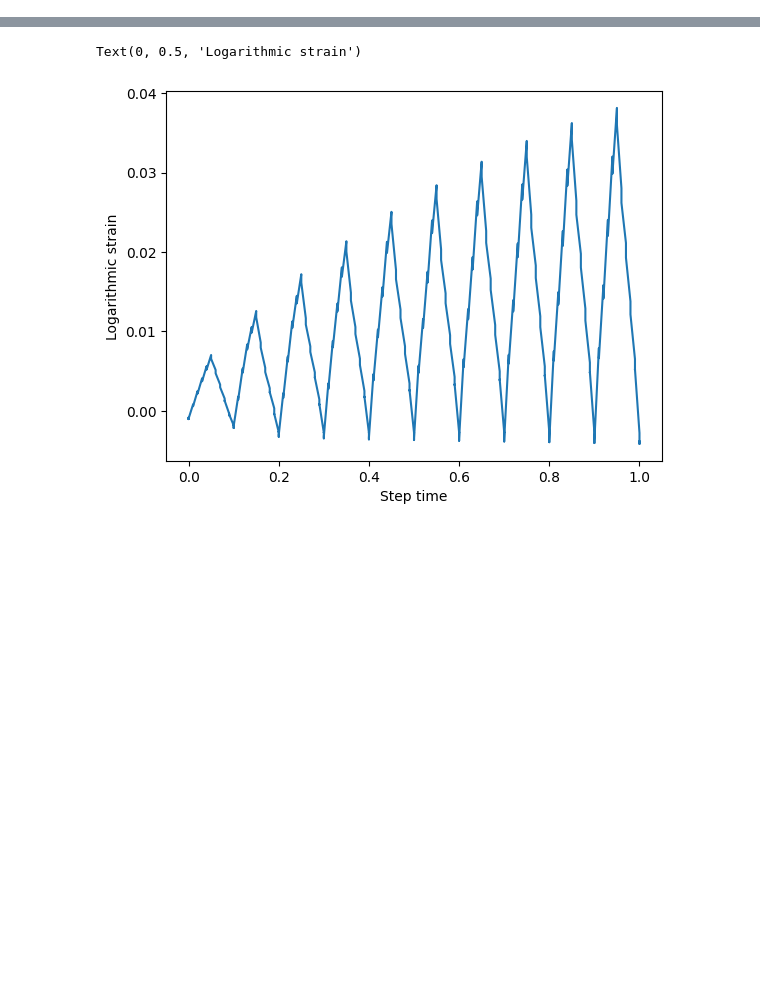
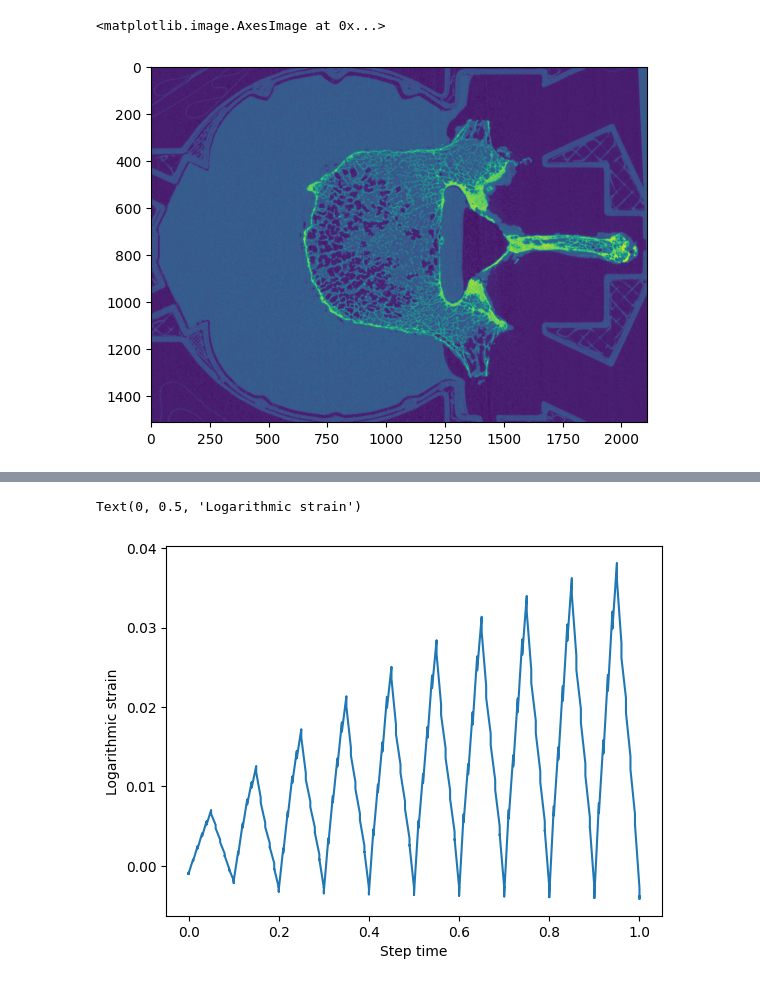
Before and after one commit to Florian-Kessler/04_Code, a Jupyter notebook: test_delete.ipynb, the cells around one changed output, grey strips where cells are left out. Saved outputs shown, nothing was run; the diff lists cells and outputs as text; code cells hidden in the pictures; blank space fills up the shorter version.

Commit message:
image cropping

```diff
--- a/test_delete.ipynb
+++ b/test_delete.ipynb
@@ -3,0 +6,13 @@ import matplotlib.pyplot as plt
+# %%
+sample_code = '05_Pilot5'  # Experimental sample. contains number and sample name, e.g. 00_Pilot3.
+path_project = '/home/biomech/Documents/01_Icotec/'  # General project folder
+path_ct = path_project + '01_Experiments/02_Scans/' + sample_code + '/04_Registered/'  # Folder of CT data
+filenameB = path_ct + 'Icotec_S130684_L4_intact.mhd'
+imB = np.transpose(sitk.GetArrayFromImage(sitk.ReadImage(filenameB)), [2, 1, 0])
+filenameS = path_ct + 'Icotec_S130684_L4_mask.mhd'
+imS = np.transpose(sitk.GetArrayFromImage(sitk.ReadImage(filenameS)), [2, 1, 0])
+
+plt.imshow(imB[:, 500, :])
+# %% [output]
+<matplotlib.image.AxesImage at 0x...>
+[figure, added]
```
Also changed, not shown: parts of 9 cells of this notebook.
